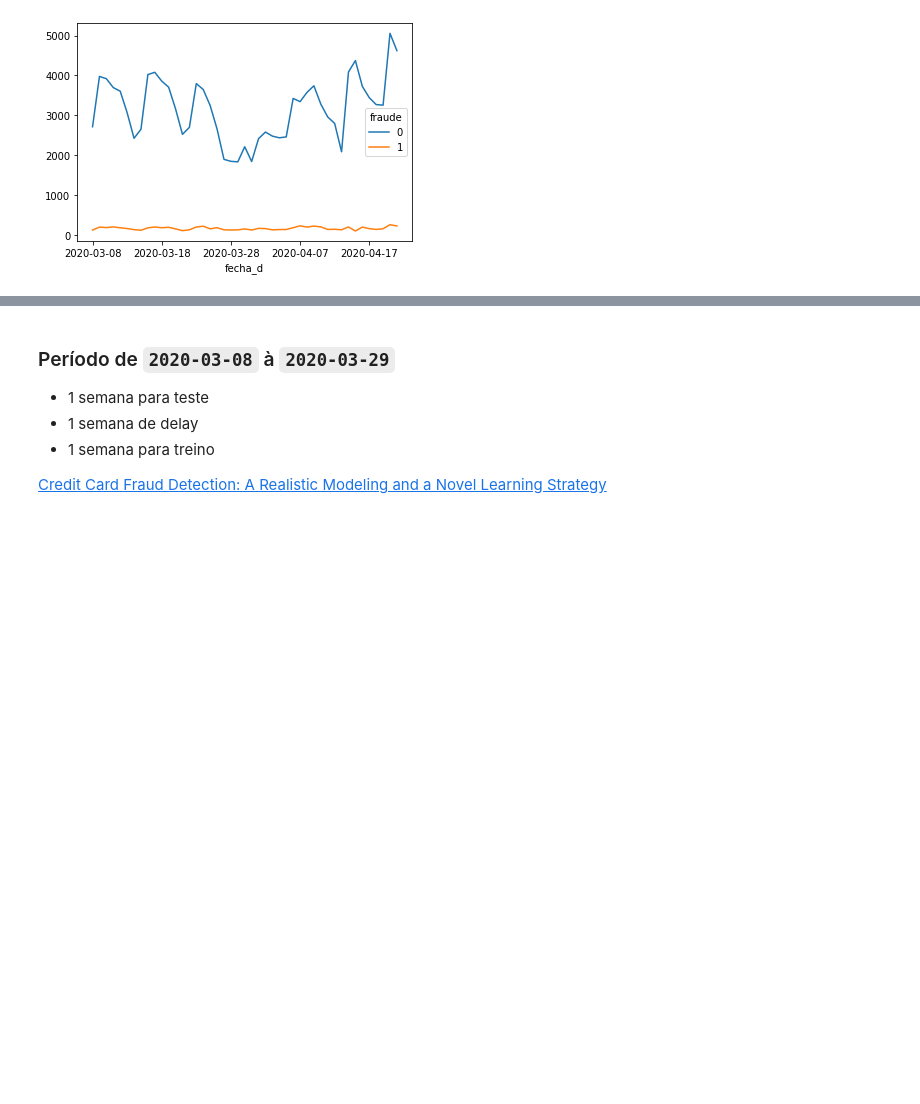
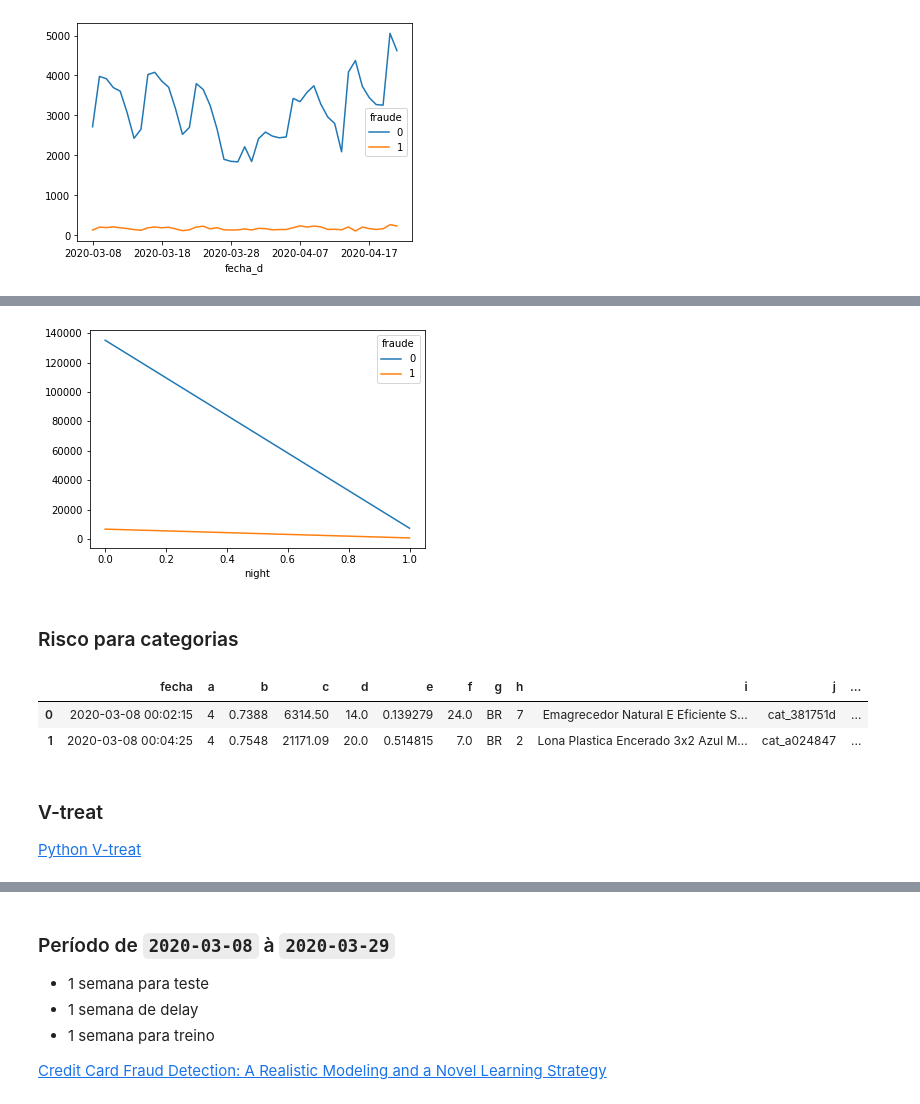
Before and after one commit to ggarciabas/ml_engineer, a Jupyter notebook: ds/notebook.ipynb, the cells around one changed output, grey strips where cells are left out. Saved outputs shown, nothing was run; the diff lists cells and outputs as text; code cells hidden in the pictures; blank space fills up the shorter version.

```diff
--- a/ds/notebook.ipynb
+++ b/ds/notebook.ipynb
@@ -173,0 +212,8 @@ Problemas:
+# %%
+pd_dados['night'] = pd_dados['fecha'].apply(lambda x: 1 if x.hour<=6 else 0)
+# %%
+pdWek = pd_dados[['night', 'fraude', 'a']].groupby(['night','fraude']).count().reset_index().pivot(index="night", columns=["fraude"], values="a").plot()
+# %% [output]
+[figure, added]
+# %% [markdown]
+### Risco para categorias
@@ -173,0 +243,6 @@ Problemas:
+# %%
+pd_dados[:2]
+# %% [output]
+|  | fecha | a | b | c | d | e | f | g | h | i | j | ... |
+| 0 | 2020-03-08 00:02:15 | 4 | 0.7388 | 6314.50 | 14.0 | 0.139279 | 24.0 | BR | 7 | Emagrecedor Natural E Eficiente S... | cat_381751d | ... |
+| 1 | 2020-03-08 00:04:25 | 4 | 0.7548 | 21171.09 | 20.0 | 0.514815 | 7.0 | BR | 2 | Lona Plastica Encerado 3x2 Azul M... | cat_a024847 | ... |
@@ -173,0 +251,4 @@ Problemas:
+# %% [markdown]
+### V-treat
+
+[Python V-treat](https://github.com/WinVector/pyvtreat)
```
Also changed, not shown: parts of 39 cells of this notebook.
